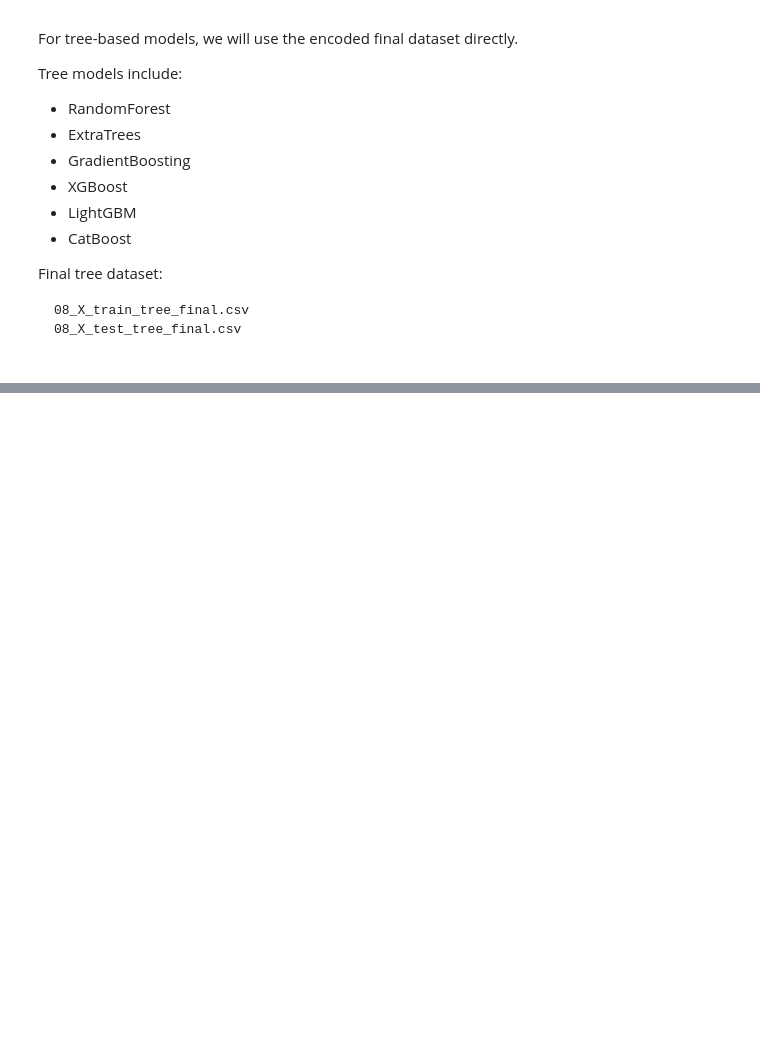
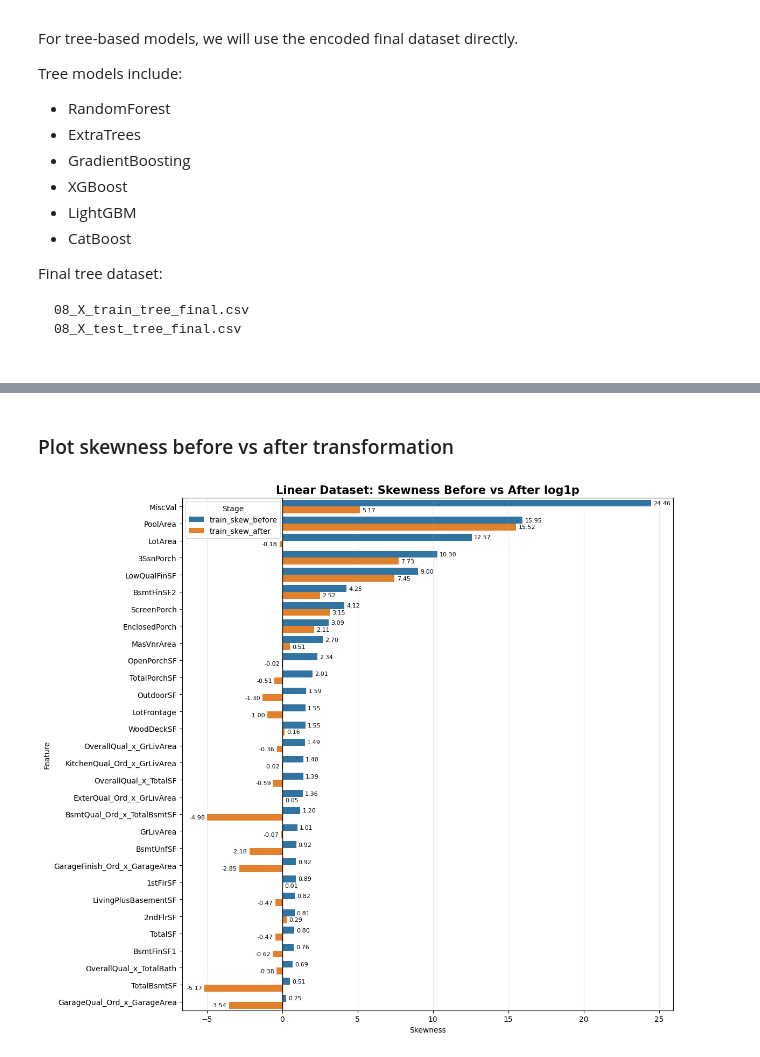
Before and after one commit to kawsar07ahmmed0712-rgb/House-Price-Prediction-Regression, a Jupyter notebook: Research/Feature_Engeneering.ipynb, the cells around one changed output, grey strips where cells are left out. Cells and saved outputs as stored; diff of their text form; code cells hidden in the pictures; blank space fills up the shorter version.

Commit message:
Linear Model Final Dataset

```diff
--- a/Research/Feature_Engeneering.ipynb
+++ b/Research/Feature_Engeneering.ipynb
@@ -6104,0 +6134,11 @@ Final tree dataset:
+# %%
+# ============================================================
+# 9.1 Create linear dataset copies
+# ============================================================
+
+X_train_linear_final = X_train_encoded.copy()
+X_test_linear_final = X_test_encoded.copy()
+
+print("Linear dataset base created:")
+print("X_train_linear_final:", X_train_linear_final.shape)
+print("X_test_linear_final:", X_test_linear_final.shape)
@@ -6104,0 +6357,50 @@ Final tree dataset:
+# %% [markdown]
+### Plot skewness before vs after transformation
+# %%
+# ============================================================
+# 9.5 Plot skewness before vs after transformation
+# ============================================================
+
+plot_df = linear_log_transform_report.copy()
+
+if plot_df.empty:
+    print("No linear log transformations applied.")
+else:
+    plot_df = plot_df.head(30)
+
+    skew_plot = plot_df[
+        ["feature", "train_skew_before", "train_skew_after"]
+    ].melt(
+        id_vars="feature",
+        var_name="stage",
+        value_name="skewness"
+    )
+
+    plt.figure(figsize=(12, max(6, len(plot_df) * 0.35)))
+
+    ax = sns.barplot(
+        data=skew_plot,
+        x="skewness",
+        y="feature",
+        hue="stage"
+    )
+
+    plt.axvline(0, color="black", linewidth=1)
+    plt.title("Linear Dataset: Skewness Before vs After log1p", fontsize=15, fontweight="bold")
+    plt.xlabel("Skewness")
+    plt.ylabel("Feature")
+
+    for container in ax.containers:
+        ax.bar_label(container, fmt="%.2f", padding=3, fontsize=8)
+
+    plt.grid(axis="x", alpha=0.25)
+    plt.legend(title="Stage")
+    plt.tight_layout()
+    plt.savefig(
+        FE_PLOT_DIR / "09_01_linear_skewness_before_after_log1p.png",
+        dpi=150,
+        bbox_inches="tight"
+    )
+    plt.show()
+# %% [output]
+[figure, added]
```
Also changed, not shown: parts of 28 cells of this notebook, 13 other files.
